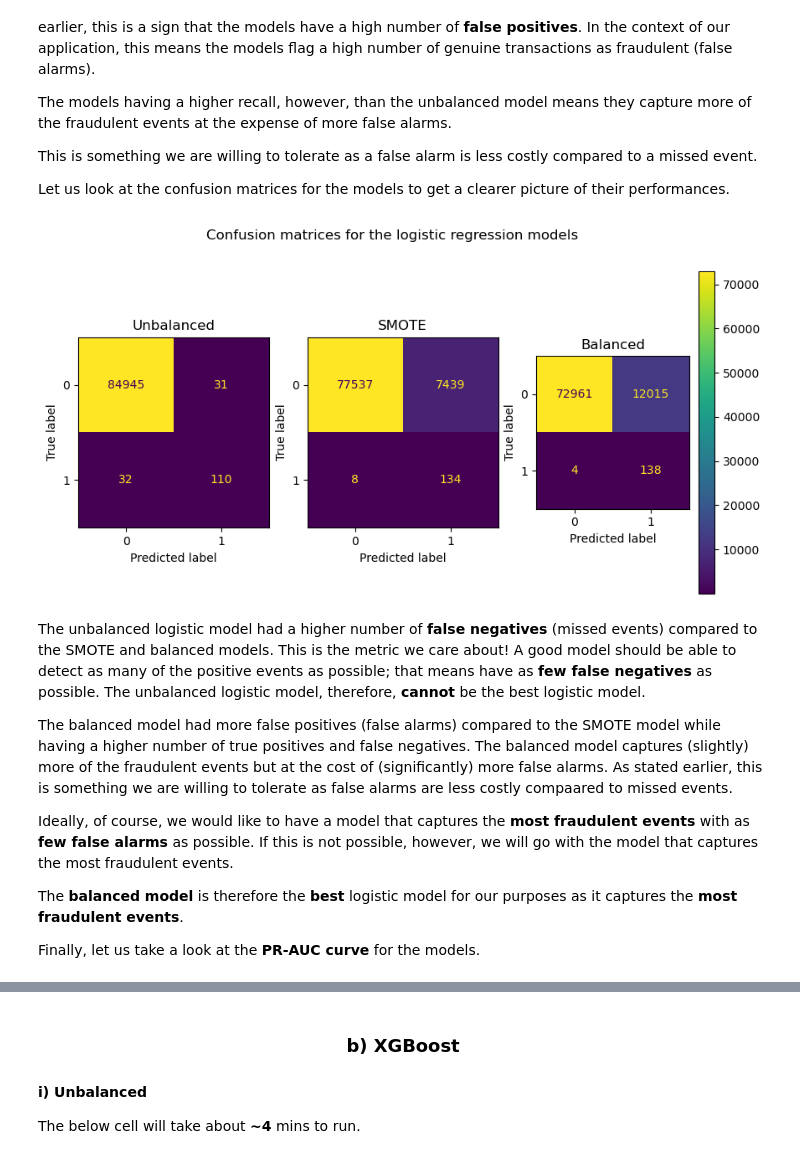
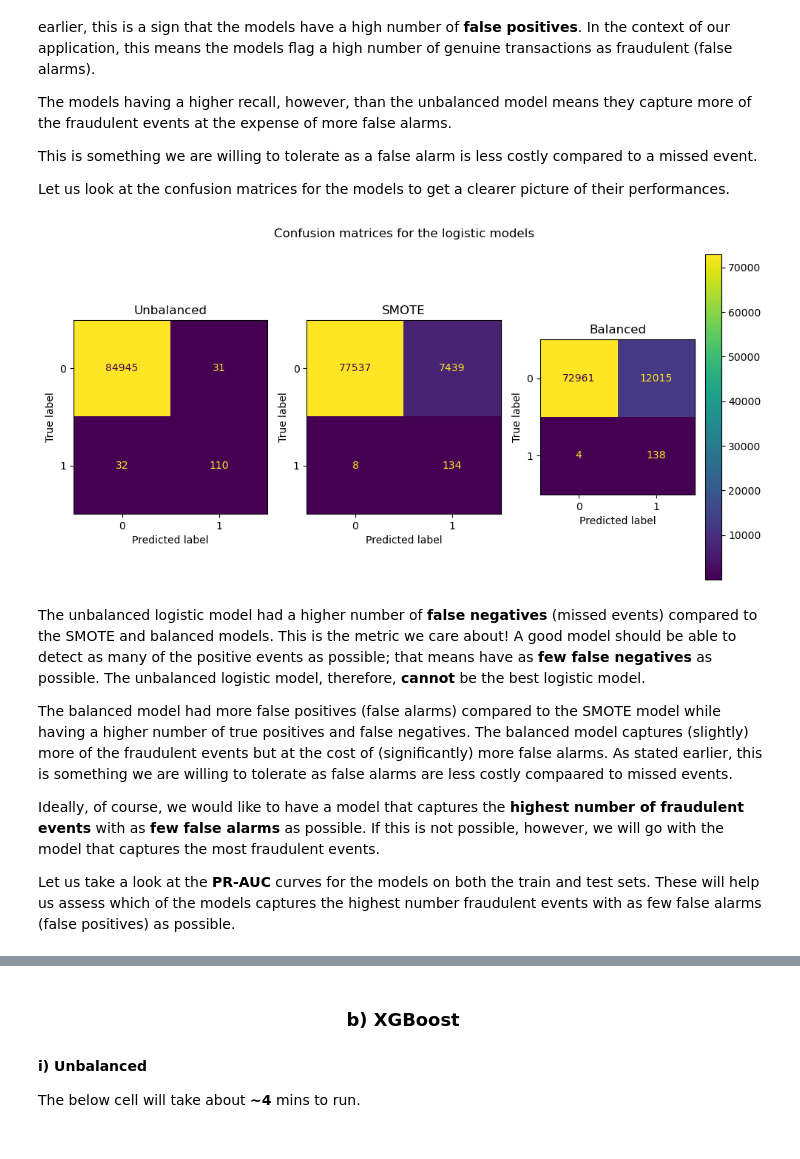
Before and after one commit to NgundoMuithya/Kaggle_Credit_Card_Fraud_Detection, a Jupyter notebook: notebook.ipynb, the cells around one changed output, grey strips where cells are left out. Drawn from its saved outputs; the diff is of its cells as text; code cells hidden in the pictures.

```diff
--- a/notebook.ipynb
+++ b/notebook.ipynb
@@ -699,34 +696,40 @@ Let us look at the confusion matrices for the models to get a clearer picture of
 # %%
 from sklearn.metrics import ConfusionMatrixDisplay, confusion_matrix
 
-models = [best_unbalanced_logreg_model, best_SMOTE_logreg_model, best_balanced_logreg_model]
+logreg_models = [best_unbalanced_logreg_model, best_SMOTE_logreg_model, best_balanced_logreg_model]
 names = ["Unbalanced", "SMOTE", "Balanced"]
 
 # Plot
-fig, axs = plt.subplots(ncols=len(models), figsize=(10, 5))
-for i, ax in enumerate(axs.flatten()):
-    y_preds = models[i].predict(X_test_scaled)
-    disp = ConfusionMatrixDisplay(confusion_matrix=confusion_matrix(y_test, y_preds))
-    if i == len(models) -1:
-        disp.plot(ax=ax, colorbar=True)
-    else:
-        disp.plot(ax=ax, colorbar=False)
-    ax.set_title(f"{names[i]}")
+def plot_confusion_matrices(model_name, models, names=names, X_test_scaled=X_test_scaled, y_test=y_test):
+    '''
+    Function to plot the confusion matrices. Created to avoid redundacy when plotting the matrices for later model families.
+    Simply provide the model family name as a string using the `model_name` parameter and the list with the models in `models`.
+    '''
+    fig, axs = plt.subplots(ncols=len(models), figsize=(10, 5))
+    for i, ax in enumerate(axs.flatten()):
+        y_preds = models[i].predict(X_test_scaled)
+        disp = ConfusionMatrixDisplay(confusion_matrix=confusion_matrix(y_test, y_preds))
+        if i == len(models) -1:
+            disp.plot(ax=ax, colorbar=True)
+        else:
+            disp.plot(ax=ax, colorbar=False)
+        ax.set_title(f"{names[i]}")
 
-fig.suptitle("Confusion matrices for the logistic regression models")
-plt.show()
+    fig.suptitle(f"Confusion matrices for the {model_name} models")
+    plt.tight_layout()
+    plt.show()
+
+plot_confusion_matrices('logistic', logreg_models)
 # %% [output]
-[figure, old version]
+[figure, new version]
 # %% [markdown]
 The unbalanced logistic model had a higher number of **false negatives** (missed events) compared to the SMOTE and balanced models. This is the metric we care about! A good model should be able to detect as many of the positive events as possible; that means have as **few false negatives** as possible. The unbalanced logistic model, therefore, **cannot** be the best logistic model.
 
 The balanced model had more false positives (false alarms) compared to the SMOTE model while having a higher number of true positives and false negatives. The balanced model captures (slightly) more of the fraudulent events but at the cost of (significantly) more false alarms. As stated earlier, this is something we are willing to tolerate as false alarms are less costly compaared to missed events.
 
-Ideally, of course, we would like to have a model that captures the **most fraudulent events** with as **few false alarms** as possible. If this is not possible, however, we will go with the model that captures the most fraudulent events.
+Ideally, of course, we would like to have a model that captures the **highest number of fraudulent events** with as **few false alarms** as possible. If this is not possible, however, we will go with the model that captures the most fraudulent events.
 
-The **balanced model** is therefore the **best** logistic model for our purposes as it captures the **most fraudulent events**.
-
-Finally, let us take a look at the **PR-AUC curve** for the models.
+Let us take a look at the **PR-AUC** curves for the models on both the train and test sets. These will help us assess which of the models captures the highest number fraudulent events with as few false alarms (false positives) as possible.
 # %%
 from sklearn.metrics import precision_recall_curve, average_precision_score
 
```
Also changed, not shown: parts of 16 cells of this notebook.
